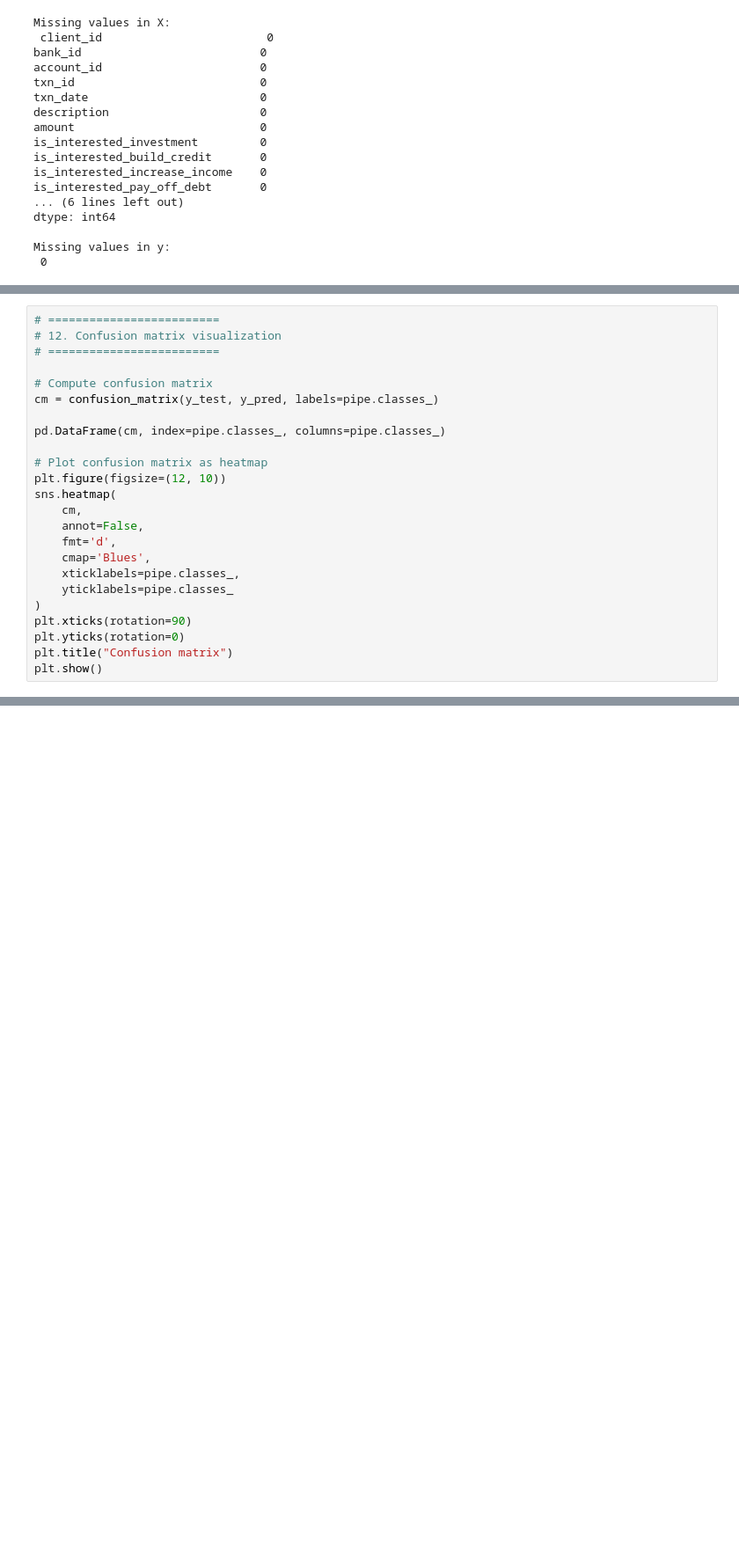
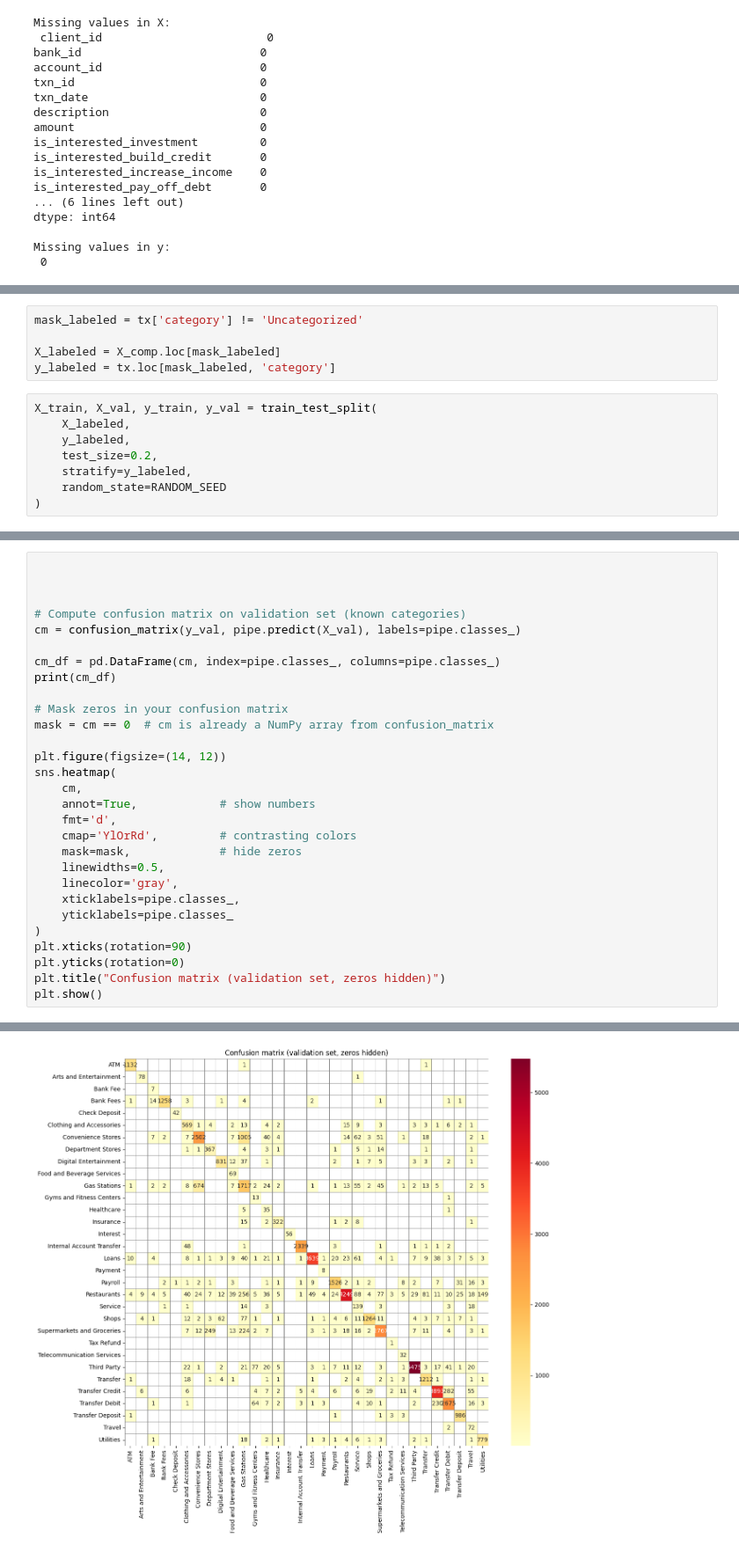
Before and after one commit to atiqrazak/machine-learning-scientist, a Jupyter notebook: machine_learning_code.ipynb, the cells around one changed output, grey strips where cells are left out. Shown at 88% size. Saved outputs shown, nothing was run; the diff lists cells and outputs as text; blank space fills up the shorter version.

```diff
--- a/machine_learning_code.ipynb
+++ b/machine_learning_code.ipynb
@@ -359 +322,14 @@ y_test  = y[test]
+# %%
+mask_labeled = tx['category'] != 'Uncategorized'
+
+X_labeled = X_comp.loc[mask_labeled]
+y_labeled = tx.loc[mask_labeled, 'category']
+# %%
+X_train, X_val, y_train, y_val = train_test_split(
+    X_labeled,
+    y_labeled,
+    test_size=0.2,
+    stratify=y_labeled,
+    random_state=RANDOM_SEED
+)
 # %%
@@ -440,25 +397,30 @@ Macro F1: 0.0
 # %%
-# =========================
-# 12. Confusion matrix visualization
-# =========================
 
-# Compute confusion matrix
-cm = confusion_matrix(y_test, y_pred, labels=pipe.classes_)
 
-pd.DataFrame(cm, index=pipe.classes_, columns=pipe.classes_)
 
-# Plot confusion matrix as heatmap
-plt.figure(figsize=(12, 10))
+# Compute confusion matrix on validation set (known categories)
+cm = confusion_matrix(y_val, pipe.predict(X_val), labels=pipe.classes_)
+
+cm_df = pd.DataFrame(cm, index=pipe.classes_, columns=pipe.classes_)
+print(cm_df)
+
+# Mask zeros in your confusion matrix
+mask = cm == 0  # cm is already a NumPy array from confusion_matrix
+
+plt.figure(figsize=(14, 12))
 sns.heatmap(
     cm,
-    annot=False,
+    annot=True,            # show numbers
     fmt='d',
-    cmap='Blues',
+    cmap='YlOrRd',         # contrasting colors
+    mask=mask,             # hide zeros
+    linewidths=0.5,
+    linecolor='gray',
     xticklabels=pipe.classes_,
     yticklabels=pipe.classes_
 )
 plt.xticks(rotation=90)
 plt.yticks(rotation=0)
-plt.title("Confusion matrix")
+plt.title("Confusion matrix (validation set, zeros hidden)")
 plt.show()
 # %% [output]
@@ -465,0 +444 @@ ValueError: At least one label specified must be in y_true
+[figure, added]
```
Also changed, not shown: parts of 11 cells of this notebook.
